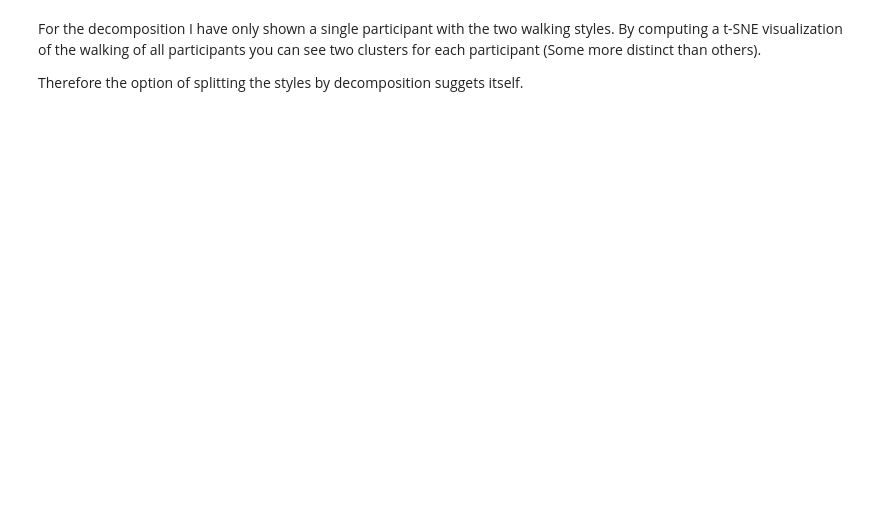
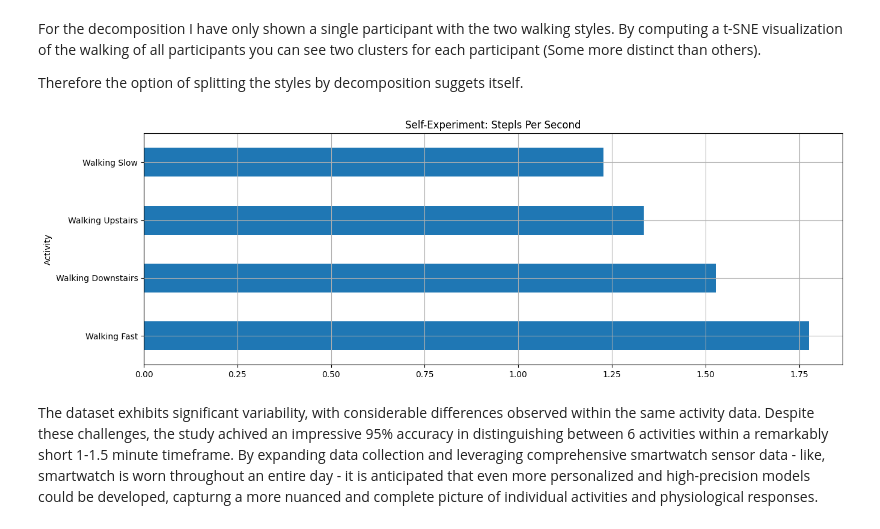
Before and after one commit to vividbaek/DataAnalysis, a Jupyter notebook: smartphone/[00]Basic.ipynb, the cells around one changed output. Cells and saved outputs as stored; diff of their text form; code cells hidden in the pictures; blank space fills up the shorter version.

```diff
--- a/smartphone/[00]Basic.ipynb
+++ b/smartphone/[00]Basic.ipynb
@@ -974,23 +990,32 @@ Therefore the option of splitting the styles by decomposition suggets itself.
 # %%
 data = [['Walking Downstairs', 8.82, 15],
         ['Walking Downstairs', 9.49, 15],
         ['Walking Downstairs', 10.06, 15],
         ['Walking Downstairs', 8.77, 15],
         ['Walking Fast', 42.25, 80],
         ['Walking Slow', 62.64, 80],
         ['Walking Upstairs', 11.16, 15],
         ['Walking Upstairs', 12.06, 15],
         ['Walking Upstairs', 11.08, 15],
         ['Walking Upstairs', 11.12, 15],
         ['Walking Upstairs', 42.47, 60],
         ['Walking Downstairs', 10.334, 15],
         ['Walking Downstairs', 10.785, 15],
         ['Walking Downstairs', 10.487, 15],
         ['Walking Slow', 165.449, 200],
         ['Walking Fast', 115.360, 200],
         ['Walking Upstairs', 11.823, 15],
         ['Walking Upstairs', 11.872, 15],
         ['Walking Upstairs', 11.928, 15],
         ['Walking Upstairs', 11.351, 15]]
 
 df = pd.DataFrame(data, columns = ['Activity', 'Duration', 'Steps'])
+activity_df = df.groupby('Activity').sum()
+activity_df['Frequency'] = activity_df['Steps'] / activity_df['Duration']
+activity_df.sort_values('Frequency', ascending = False)['Frequency'].plot(kind = 'barh', grid = True, figsize = (15, 5))]
+plt.title('Self-Experiment: Stepls Per Second')
+plt.show()
+# %% [output]
+[figure, added]
+# %% [markdown]
+The dataset exhibits significant variability, with considerable differences observed within the same activity data. Despite these challenges, the study achived an impressive 95% accuracy in distinguishing between 6 activities within a remarkably short 1-1.5 minute timeframe. By expanding data collection and leveraging comprehensive smartwatch sensor data - like, smartwatch is worn throughout an entire day - it is anticipated that even more personalized and high-precision models could be developed, capturng a more nuanced and complete picture of individual activities and physiological responses.
```
Also changed, not shown: parts of 26 cells of this notebook.
